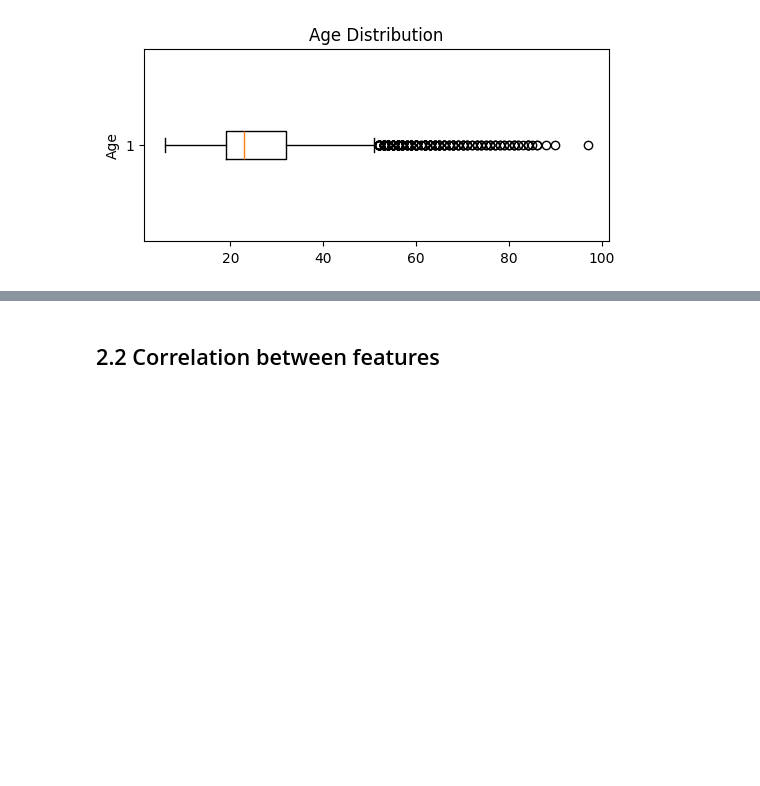
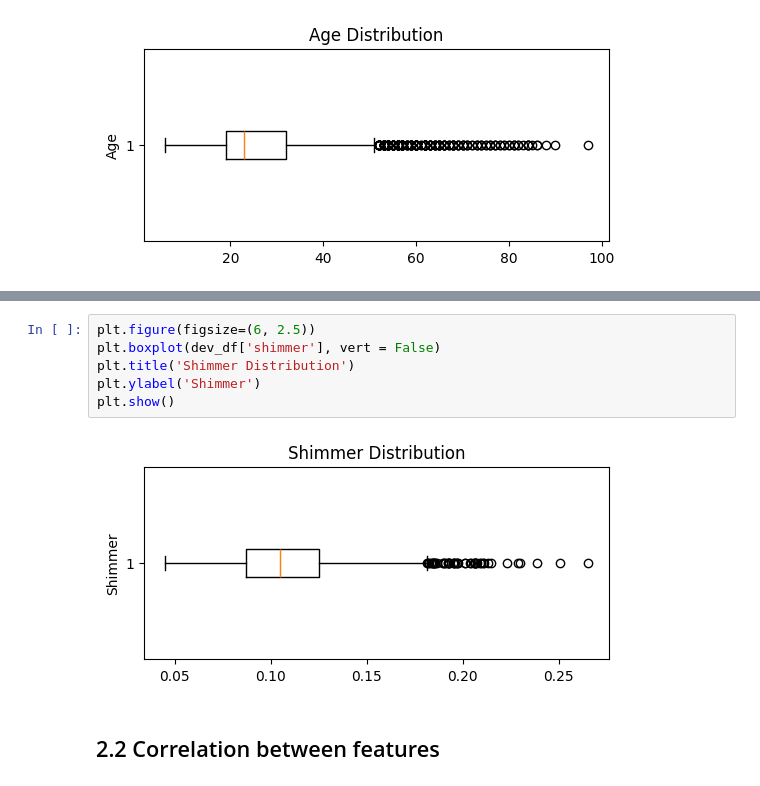
Before and after one commit to d4darius/DSL-AgeDetection, a Jupyter notebook: DSL-AgeDetection.ipynb, the cells around one changed output, grey strips where cells are left out. Cells and saved outputs as stored; diff of their text form; blank space fills up the shorter version.

```diff
--- a/DSL-AgeDetection.ipynb
+++ b/DSL-AgeDetection.ipynb
@@ -76,3 +162,11 @@ plt.show()
+# %%
+plt.figure(figsize=(6, 2.5))
+plt.boxplot(dev_df['shimmer'], vert = False)
+plt.title('Shimmer Distribution')
+plt.ylabel('Shimmer')
+plt.show()
+# %% [output]
+[figure, added]
 # %% [markdown]
 ## 2.2 Correlation between features
 # %%
```
Also changed, not shown: parts of 33 cells of this notebook.
